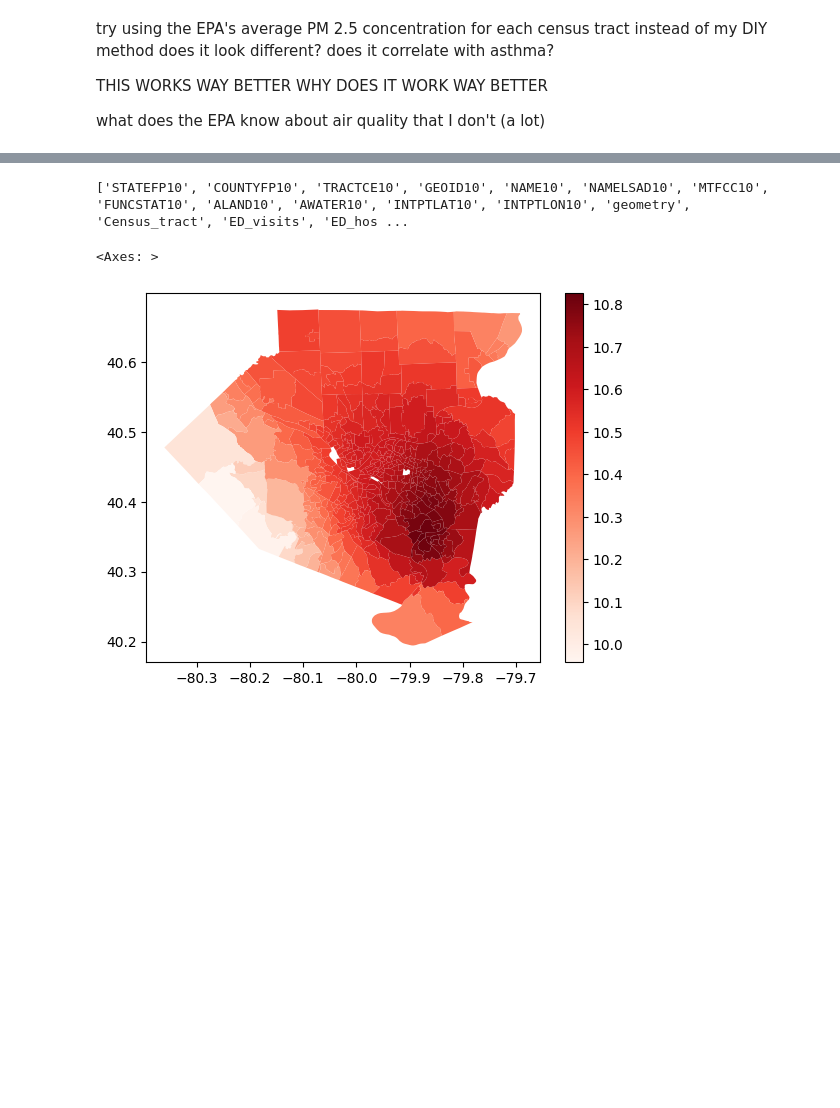
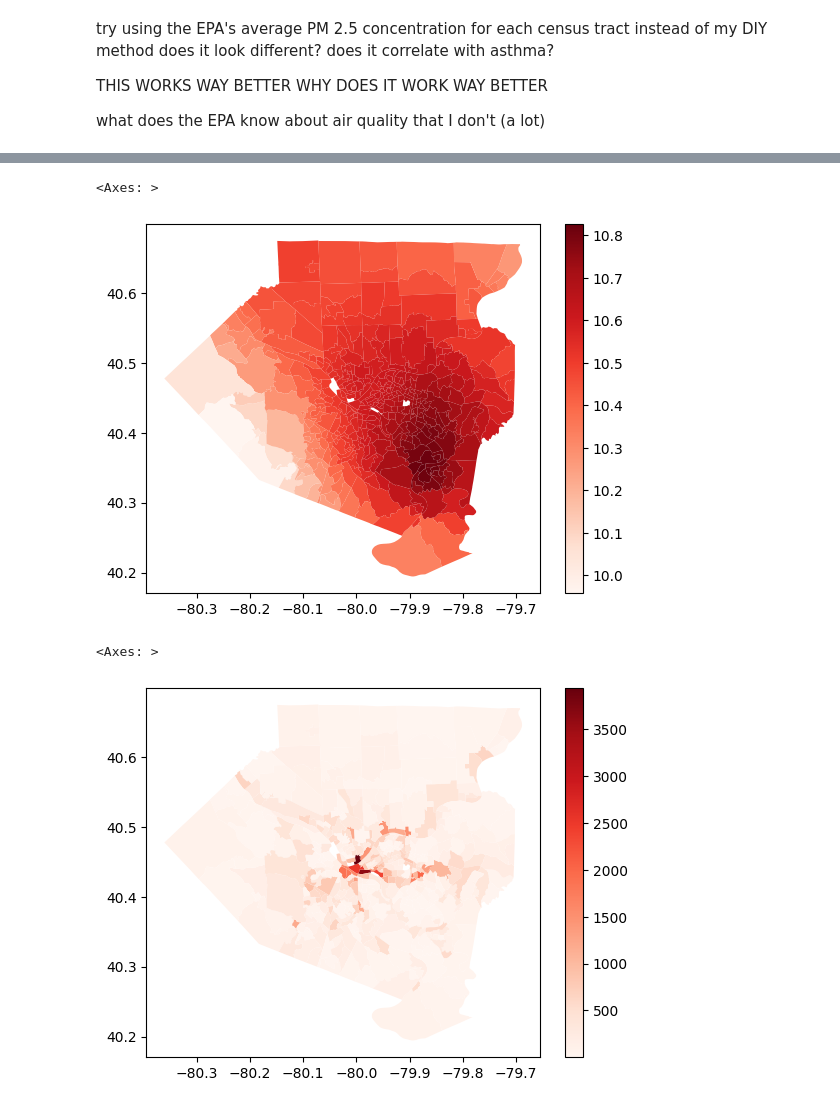
Before and after one commit to eli-goodfriend/air_brain, a Jupyter notebook: notebooks/asthma vs pm25 EPA data.ipynb, the cells around one changed output, grey strips where cells are left out. Cells and saved outputs as stored; diff of their text form; code cells hidden in the pictures; blank space fills up the shorter version.

```diff
--- a/notebooks/asthma vs pm25 EPA data.ipynb
+++ b/notebooks/asthma vs pm25 EPA data.ipynb
@@ -61,8 +64,12 @@ df.head()
 | 4 | 42003040200 | 2 | 1 | 1 | 18 | 138 | 0.014493 | 0.007246 | ... |
 # %%
 geom_df = tracts.merge(df, left_on="GEOID10", right_on="ID", how="right", validate="1:1")
-geom_df.plot(column="pm25_avg", cmap="Reds", legend=True)
+geom_df.plot(column="PM25", cmap="Reds", legend=True)
 # %% [output]
-['STATEFP10', 'COUNTYFP10', 'TRACTCE10', 'GEOID10', 'NAME10', 'NAMELSAD10', 'MTFCC10', 'FUNCSTAT10', 'ALAND10', 'AWATER10', 'INTPTLAT10', 'INTPTLON10', 'geometry', 'Census_tract', 'ED_visits', 'ED_hos ...
+<Axes: >
-<Axes: >
 [figure]
+# %%
+geom_df.plot(column="traffic", cmap="Reds", legend=True)
+# %% [output]
+<Axes: >
+[figure, added]
```
Also changed, not shown: parts of 6 cells of this notebook, 1 other file.
